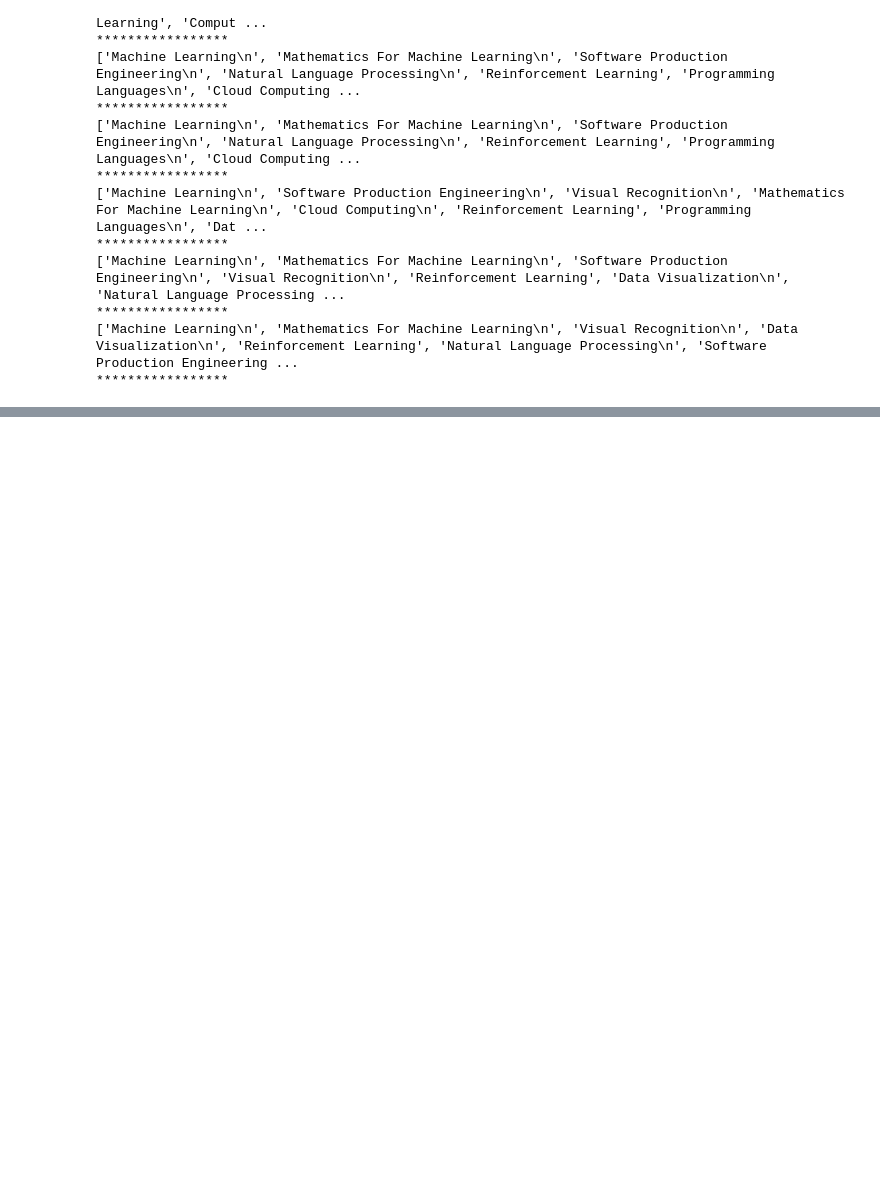
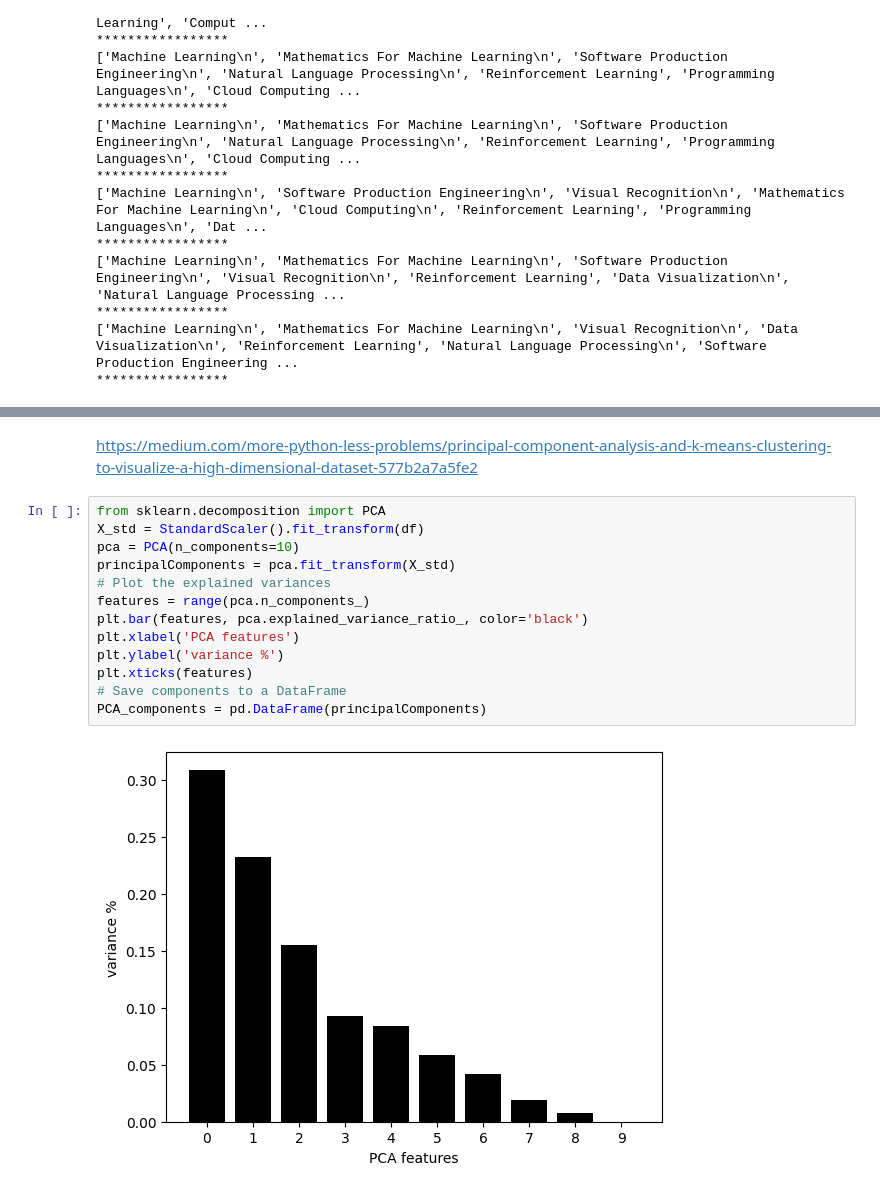
Before and after one commit to chinmayparekh/CourseRecSys, a Jupyter notebook: courseRecSys.ipynb, the cells around one changed output, grey strips where cells are left out. Cells and saved outputs as stored; diff of their text form; blank space fills up the shorter version.

Commit message:
included pca for visualizing clusters

```diff
--- a/courseRecSys.ipynb
+++ b/courseRecSys.ipynb
@@ -456,0 +488,17 @@ for i in pred:
+# %% [markdown]
+https://medium.com/more-python-less-problems/principal-component-analysis-and-k-means-clustering-to-visualize-a-high-dimensional-dataset-577b2a7a5fe2
+# %%
+from sklearn.decomposition import PCA
+X_std = StandardScaler().fit_transform(df)
+pca = PCA(n_components=10)
+principalComponents = pca.fit_transform(X_std)
+# Plot the explained variances
+features = range(pca.n_components_)
+plt.bar(features, pca.explained_variance_ratio_, color='black')
+plt.xlabel('PCA features')
+plt.ylabel('variance %')
+plt.xticks(features)
+# Save components to a DataFrame
+PCA_components = pd.DataFrame(principalComponents)
+# %% [output]
+[figure, added]
```
Also changed, not shown: parts of 18 cells of this notebook, 1 other file.
